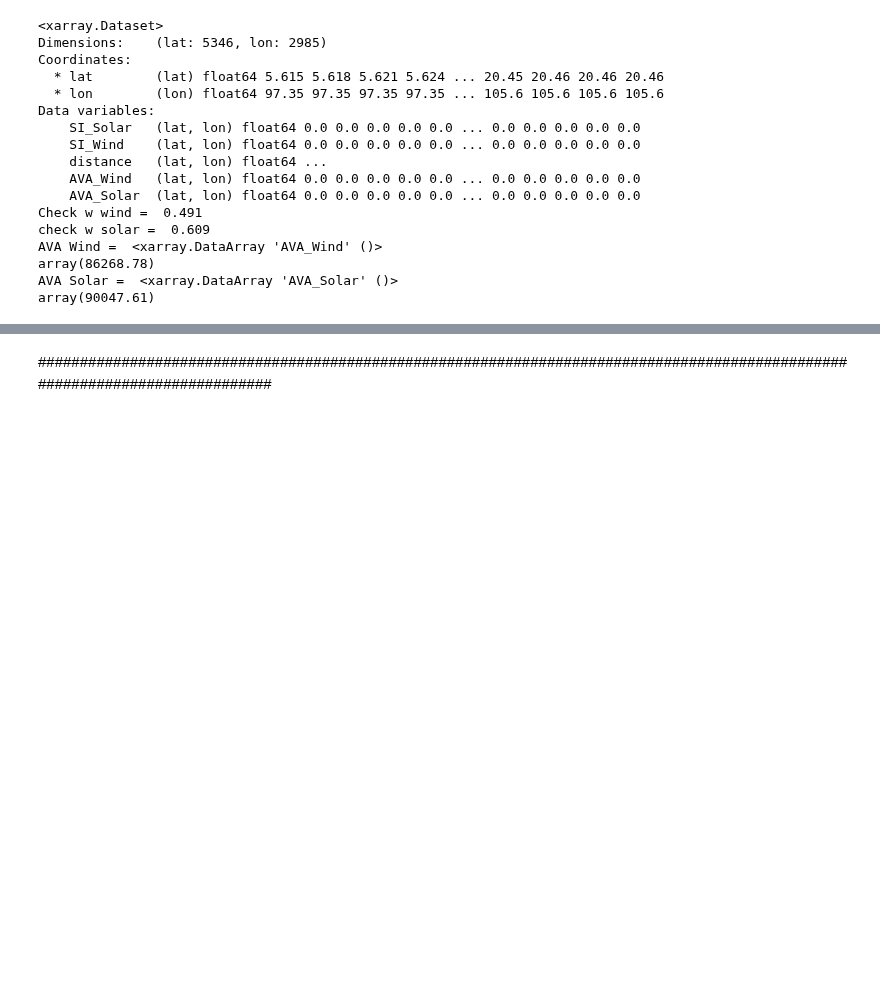
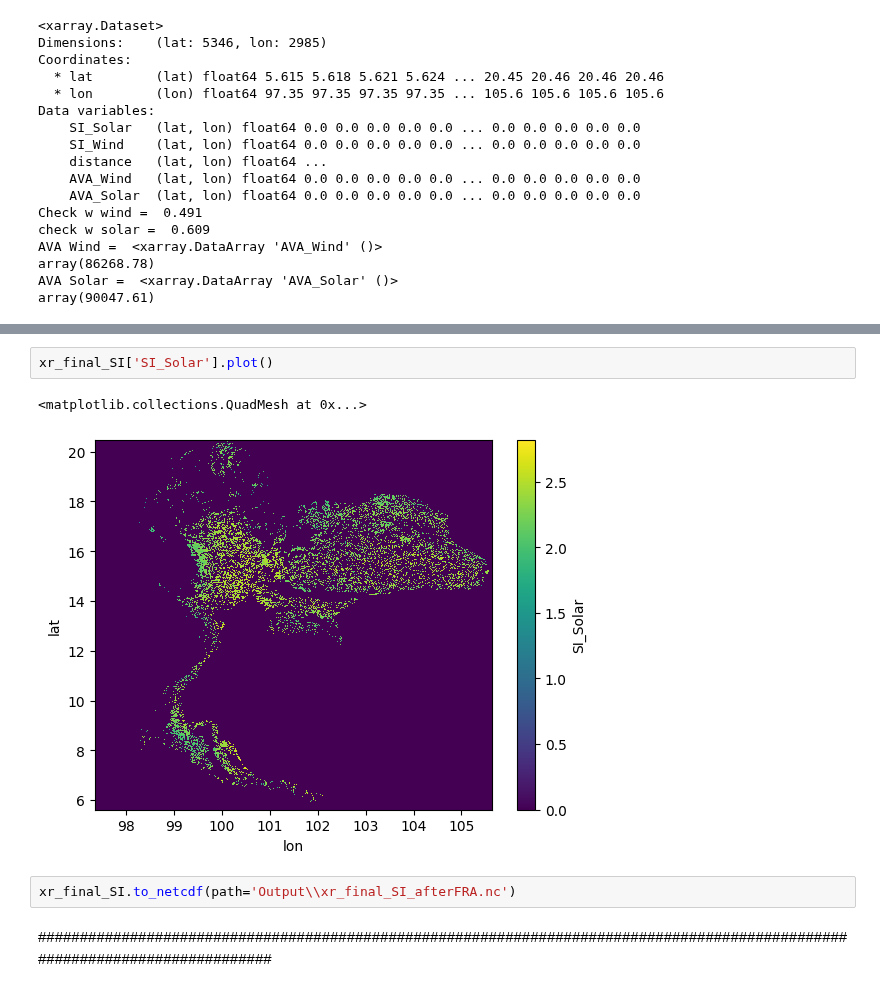
Before and after one commit to NarasetS/REPowerPlant_Siting, a Jupyter notebook: 10_SI_Farmarea_SolarWind_xarray.ipynb, the cells around one changed output, grey strips where cells are left out. Cells and saved outputs as stored; diff of their text form; blank space fills up the shorter version.

```diff
--- a/10_SI_Farmarea_SolarWind_xarray.ipynb
+++ b/10_SI_Farmarea_SolarWind_xarray.ipynb
@@ -489,2 +619,9 @@ array(73742.92, dtype=float32)
+# %%
+xr_final_SI['SI_Solar'].plot()
+# %% [output]
+<matplotlib.collections.QuadMesh at 0x...>
+[figure, added]
+# %%
+xr_final_SI.to_netcdf(path='Output\\xr_final_SI_afterFRA.nc')
 # %% [markdown]
 #############################################################################################################################
```
Also changed, not shown: parts of 8 cells of this notebook, 4 other files.
